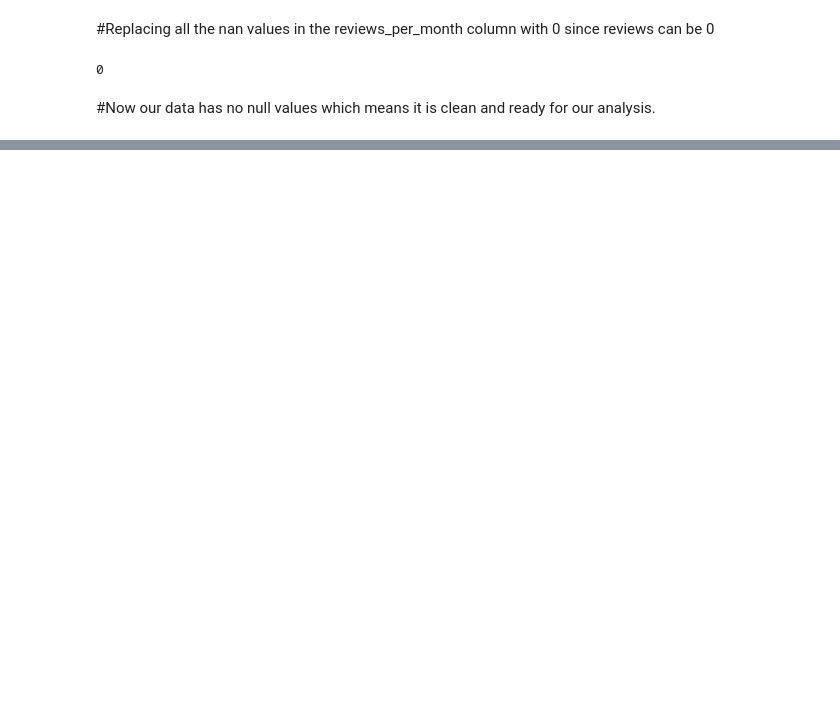
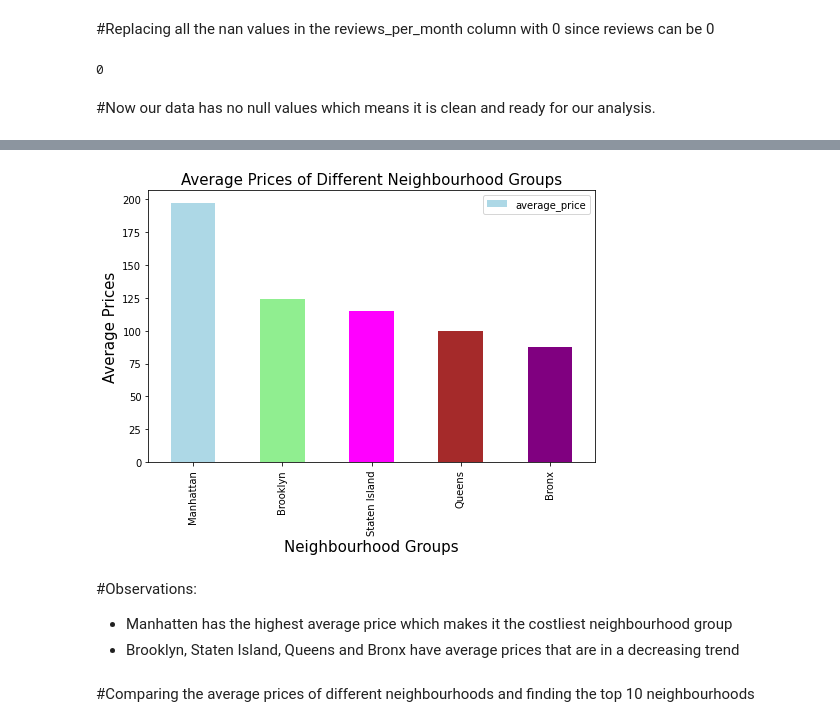
Before and after one commit to keerthibehara/AirBNB-analysis, a Jupyter notebook: Airbnb_Bookings_Analysis_Behara_Sai_Keerthi_Capstone_Project.ipynb, the cells around one changed output, grey strips where cells are left out. Saved outputs shown, nothing was run; the diff lists cells and outputs as text; code cells hidden in the pictures; blank space fills up the shorter version.

```diff
--- a/Airbnb_Bookings_Analysis_Behara_Sai_Keerthi_Capstone_Project.ipynb
+++ b/Airbnb_Bookings_Analysis_Behara_Sai_Keerthi_Capstone_Project.ipynb
@@ -177,0 +264,4 @@ df.shape
+# %%
+#Grouping by the neighbourhood groups with the prices
+mean_price_ng=df.groupby('neighbourhood_group')['price'].mean().sort_values(ascending=False).reset_index(name='average_price')
+mean_price_ng
@@ -177,0 +275,17 @@ df.shape
+# %%
+#Plotting a bar gragh
+mean_price_ng.plot.bar(x='neighbourhood_group',y='average_price',color=['lightblue','lightgreen','magenta','brown','purple'])
+plt.title('Average Prices of Different Neighbourhood Groups',fontsize=15,color='Black')
+plt.ylabel('Average Prices',fontsize=15,color='Black')
+plt.xlabel('Neighbourhood Groups',fontsize=15,color='Black')
+plt.rcParams['figure.figsize'] = (10,7)
+# %% [output]
+[figure, added]
+# %% [markdown]
+#Observations:
+
+
+*   Manhatten has the highest average price which makes it the costliest neighbourhood group
+*   Brooklyn, Staten Island, Queens and Bronx have average prices that are in a decreasing trend
+# %% [markdown]
+#Comparing the average prices of different neighbourhoods and finding the top 10 neighbourhoods
```
Also changed, not shown: parts of 24 cells of this notebook.
